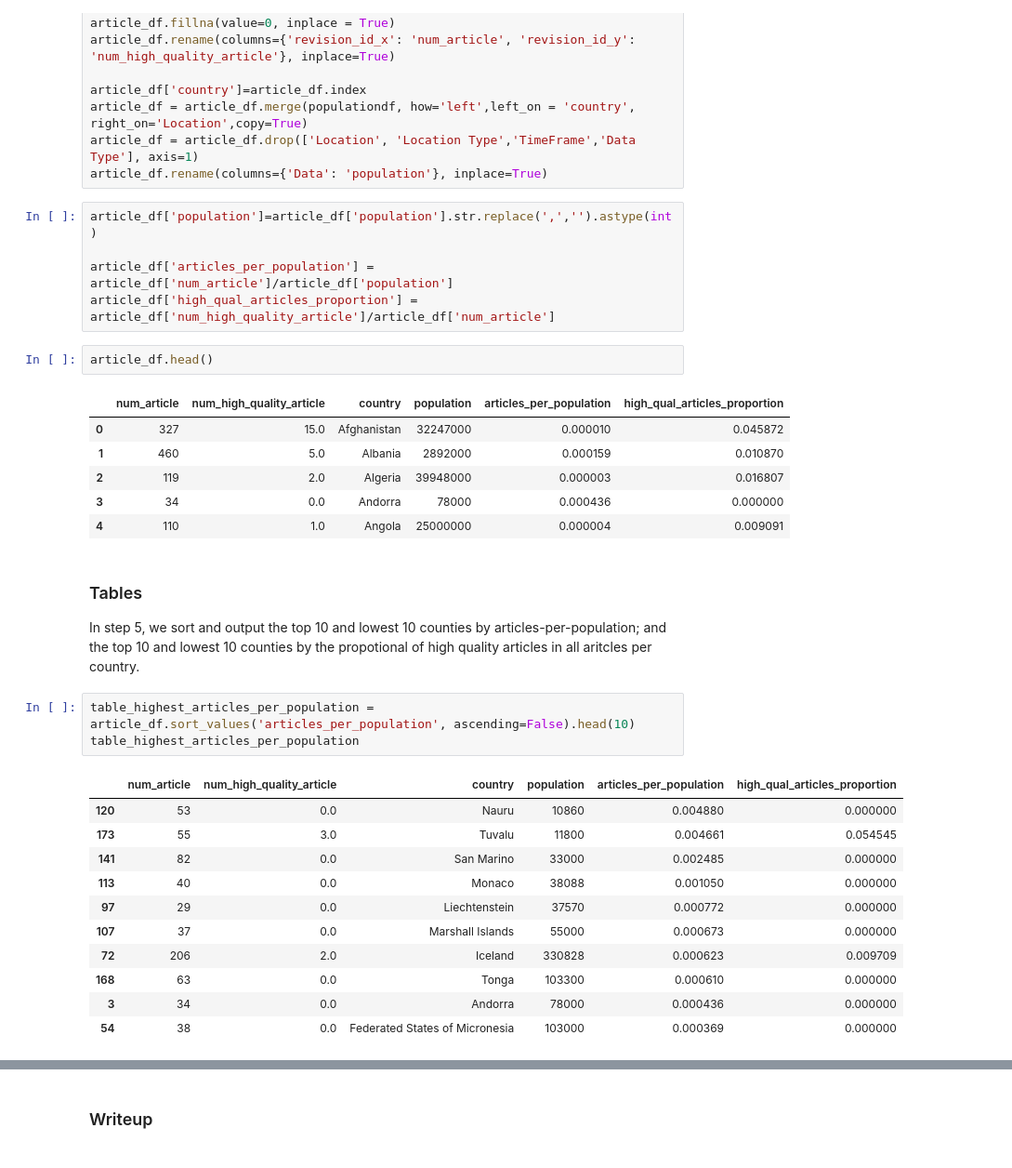
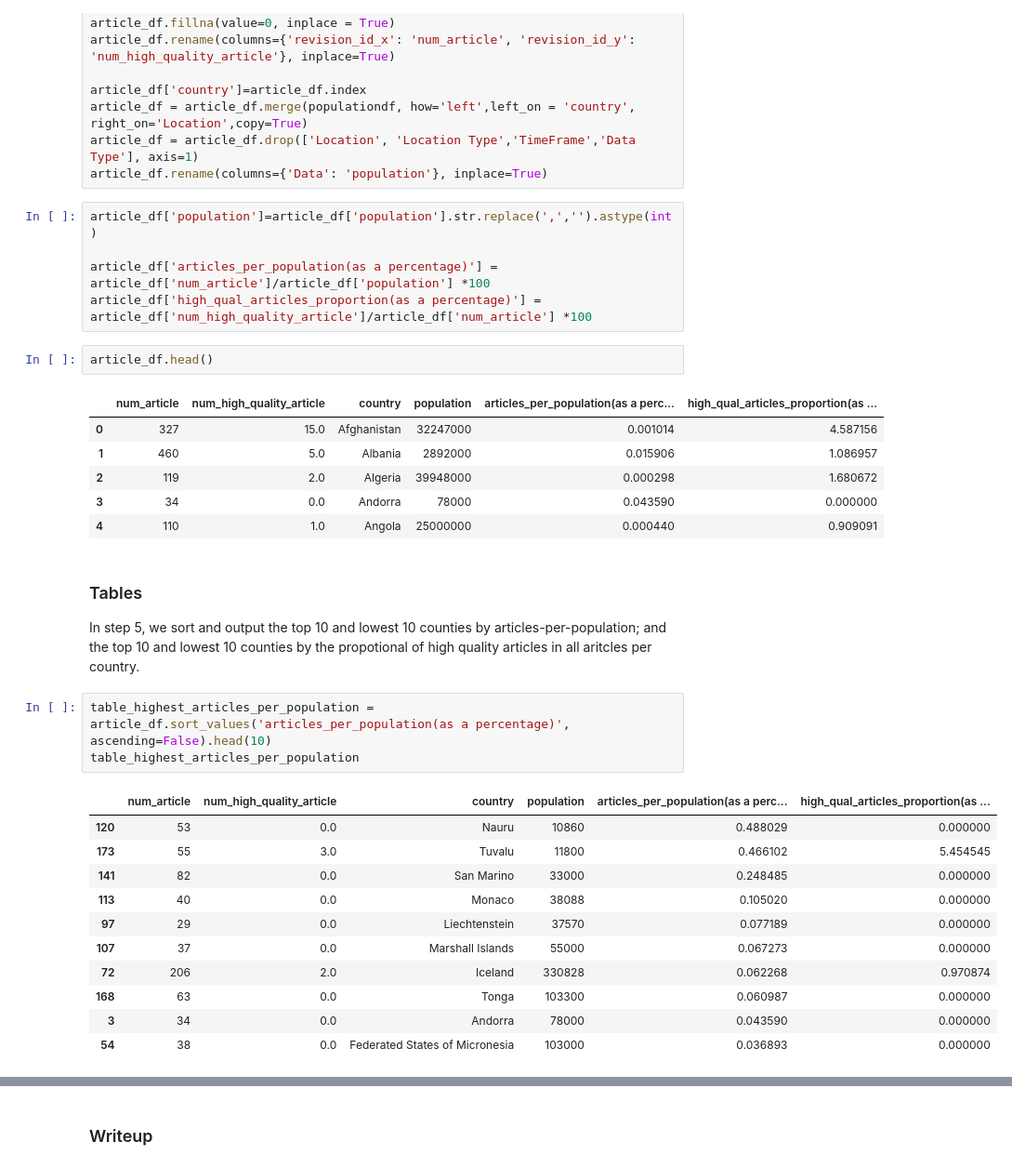
Before and after one commit to dianachenyu/data-512-a2, a Jupyter notebook: hcds-a2-bias.ipynb, the cells around one changed output, grey strips where cells are left out. Shown at 93% size. Drawn from its saved outputs; the diff is of its cells as text.

```diff
--- a/hcds-a2-bias.ipynb
+++ b/hcds-a2-bias.ipynb
@@ -104,34 +108,34 @@ article_df.rename(columns={'Data': 'population'}, inplace=True)
 # %%
 article_df['population']=article_df['population'].str.replace(',','').astype(int)
 
-article_df['articles_per_population'] = article_df['num_article']/article_df['population']
-article_df['high_qual_articles_proportion'] = article_df['num_high_quality_article']/article_df['num_article']
+article_df['articles_per_population(as a percentage)'] = article_df['num_article']/article_df['population'] *100
+article_df['high_qual_articles_proportion(as a percentage)'] = article_df['num_high_quality_article']/article_df['num_article'] *100
 # %%
 article_df.head()
 # %% [output]
-|  | num_article | num_high_quality_article | country | population | articles_per_population | high_qual_articles_proportion |
-| 0 | 327 | 15.0 | Afghanistan | 32247000 | 0.000010 | 0.045872 |
-| 1 | 460 | 5.0 | Albania | 2892000 | 0.000159 | 0.010870 |
-| 2 | 119 | 2.0 | Algeria | 39948000 | 0.000003 | 0.016807 |
-| 3 | 34 | 0.0 | Andorra | 78000 | 0.000436 | 0.000000 |
-| 4 | 110 | 1.0 | Angola | 25000000 | 0.000004 | 0.009091 |
+|  | num_article | num_high_quality_article | country | population | articles_per_population(as a perc... | high_qual_articles_proportion(as ... |
+| 0 | 327 | 15.0 | Afghanistan | 32247000 | 0.001014 | 4.587156 |
+| 1 | 460 | 5.0 | Albania | 2892000 | 0.015906 | 1.086957 |
+| 2 | 119 | 2.0 | Algeria | 39948000 | 0.000298 | 1.680672 |
+| 3 | 34 | 0.0 | Andorra | 78000 | 0.043590 | 0.000000 |
+| 4 | 110 | 1.0 | Angola | 25000000 | 0.000440 | 0.909091 |
 # %% [markdown]
 ### Tables
 
 In step 5, we sort and output the top 10 and lowest 10 counties by articles-per-population; and the top 10 and lowest 10 counties by the propotional of high quality articles in all aritcles per country.
 # %%
-table_highest_articles_per_population = article_df.sort_values('articles_per_population', ascending=False).head(10)
+table_highest_articles_per_population = article_df.sort_values('articles_per_population(as a percentage)', ascending=False).head(10)
 table_highest_articles_per_population
 # %% [output]
-|  | num_article | num_high_quality_article | country | population | articles_per_population | high_qual_articles_proportion |
-| 120 | 53 | 0.0 | Nauru | 10860 | 0.004880 | 0.000000 |
-| 173 | 55 | 3.0 | Tuvalu | 11800 | 0.004661 | 0.054545 |
-| 141 | 82 | 0.0 | San Marino | 33000 | 0.002485 | 0.000000 |
-| 113 | 40 | 0.0 | Monaco | 38088 | 0.001050 | 0.000000 |
-| 97 | 29 | 0.0 | Liechtenstein | 37570 | 0.000772 | 0.000000 |
-| 107 | 37 | 0.0 | Marshall Islands | 55000 | 0.000673 | 0.000000 |
-| 72 | 206 | 2.0 | Iceland | 330828 | 0.000623 | 0.009709 |
-| 168 | 63 | 0.0 | Tonga | 103300 | 0.000610 | 0.000000 |
-| 3 | 34 | 0.0 | Andorra | 78000 | 0.000436 | 0.000000 |
-| 54 | 38 | 0.0 | Federated States of Micronesia | 103000 | 0.000369 | 0.000000 |
+|  | num_article | num_high_quality_article | country | population | articles_per_population(as a perc... | high_qual_articles_proportion(as ... |
+| 120 | 53 | 0.0 | Nauru | 10860 | 0.488029 | 0.000000 |
+| 173 | 55 | 3.0 | Tuvalu | 11800 | 0.466102 | 5.454545 |
+| 141 | 82 | 0.0 | San Marino | 33000 | 0.248485 | 0.000000 |
+| 113 | 40 | 0.0 | Monaco | 38088 | 0.105020 | 0.000000 |
+| 97 | 29 | 0.0 | Liechtenstein | 37570 | 0.077189 | 0.000000 |
+| 107 | 37 | 0.0 | Marshall Islands | 55000 | 0.067273 | 0.000000 |
+| 72 | 206 | 2.0 | Iceland | 330828 | 0.062268 | 0.970874 |
+| 168 | 63 | 0.0 | Tonga | 103300 | 0.060987 | 0.000000 |
+| 3 | 34 | 0.0 | Andorra | 78000 | 0.043590 | 0.000000 |
+| 54 | 38 | 0.0 | Federated States of Micronesia | 103000 | 0.036893 | 0.000000 |
 # %%
```
Also changed, not shown: parts of 9 cells of this notebook.
